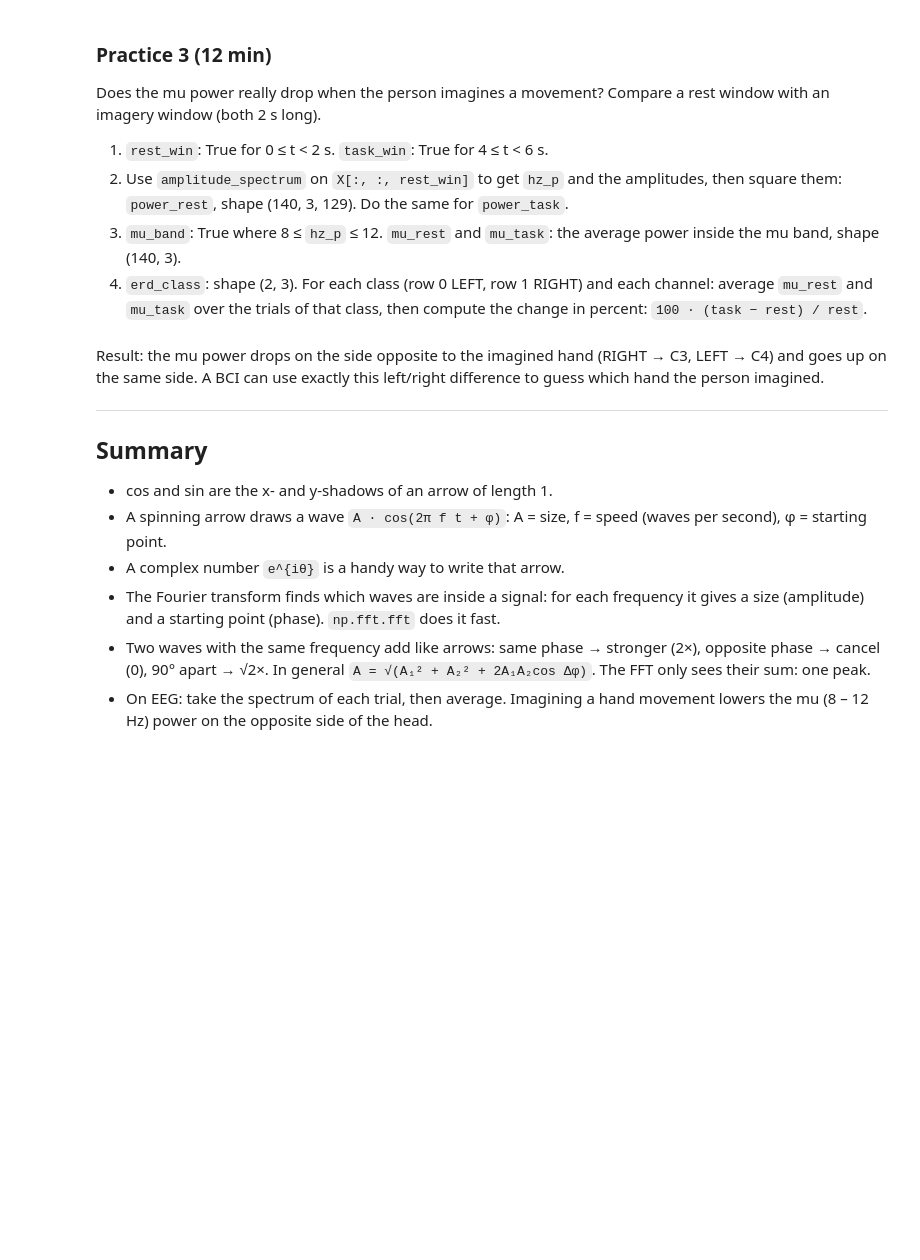
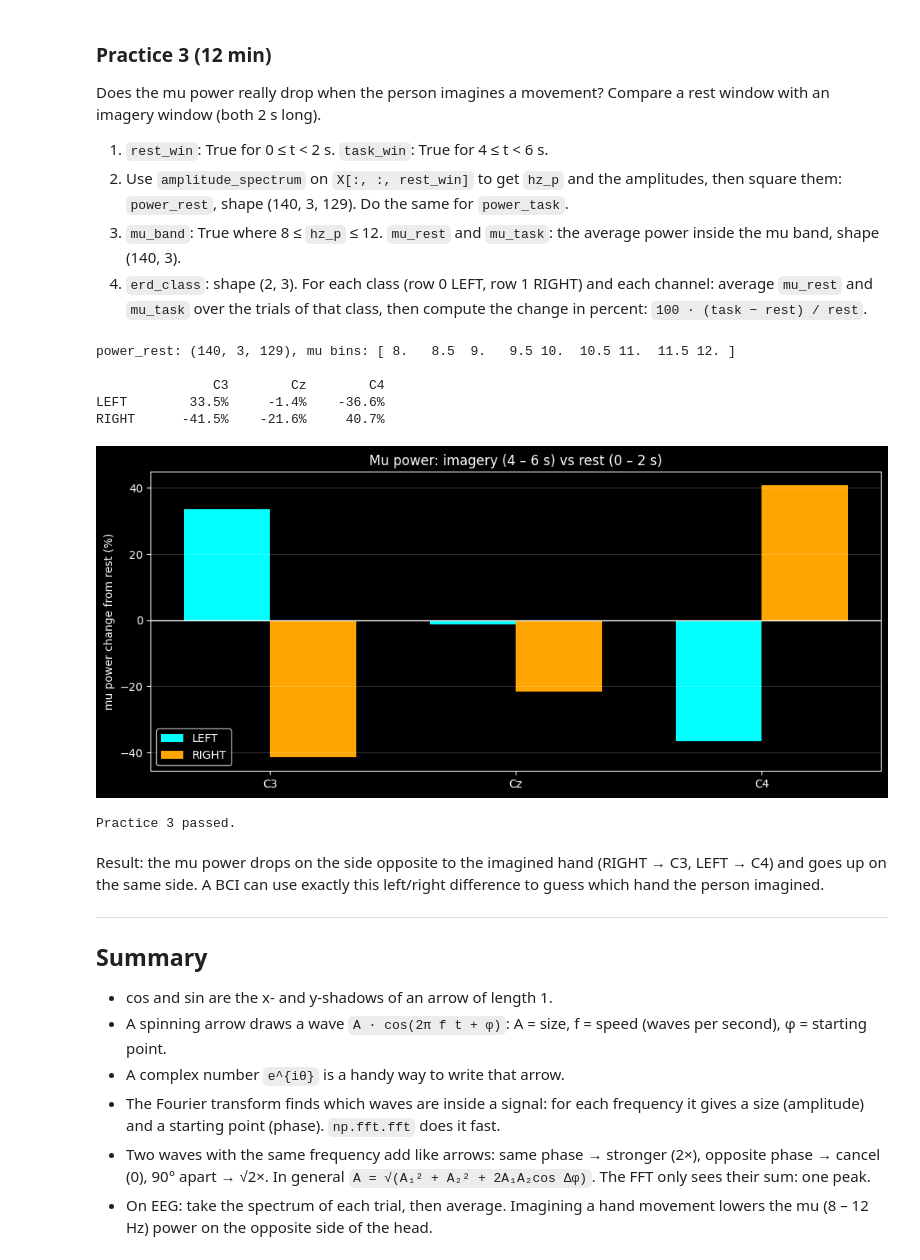
Before and after one commit to FCAI-CairoUniversity/FourthYear_FirstSemester, a Jupyter notebook: Brain Computer Interfacing - AI444/Labs/Lab 3/Week3_Waves_and_Fourier_transform_STUDENT.ipynb, the cells around one changed output. Saved outputs shown, nothing was run; the diff lists cells and outputs as text; code cells hidden in the pictures; blank space fills up the shorter version.

Commit message:
BCI(Lab4): Add Week4_Inverse_Fourier notebook & modify Week3_waves notebook completing practice 3

```diff
--- a/Brain Computer Interfacing - AI444/Labs/Lab 3/Week3_Waves_and_Fourier_transform_STUDENT.ipynb
+++ b/Brain Computer Interfacing - AI444/Labs/Lab 3/Week3_Waves_and_Fourier_transform_STUDENT.ipynb
@@ -739,29 +739,49 @@ Does the mu power really drop when the person imagines a movement? Compare a res
 4. `erd_class`: shape (2, 3). For each class (row 0 LEFT, row 1 RIGHT) and each channel: average `mu_rest` and `mu_task` over the trials of that class, then compute the change in percent: `100 · (task − rest) / rest`.
 # %%
 # YOUR CODE HERE
+rest_win = (0 <= times) & (times < 2)
+task_win = (4 <= times) & (times < 6)
 
+hz_p, p_amps = amplitude_spectrum(X[:, :, rest_win], fs)
+hz_t, t_amps = amplitude_spectrum(X[:, :, task_win], fs)
 
+power_rest = p_amps ** 2
+power_task = t_amps ** 2
 
+mu_band = (8 <= hz_p) & (hz_p <= 12)
+mu_rest = power_rest[:, :, mu_band].mean(axis = 2)
+mu_task= power_task[:, :, mu_band].mean(axis = 2)
+
+erd_class = np.array(
+    [100 * (mu_task[y == l].mean(axis=0) - mu_rest[y == l].mean(axis=0)) / mu_rest[y == l].mean(axis=0) for l in [1, 2]]
+)
 
 
 print(f"power_rest: {power_rest.shape}, mu bins: {hz_p[mu_band]}")
 print(f"\n{'':<7}" + ''.join(f"{name:>10}" for name in channel_names))
 for row, label in enumerate([1, 2]):
     print(f"{class_names[label]:<7}" + ''.join(f"{v:>9.1f}%" for v in erd_class[row]))
 
 fig, ax = plt.subplots(figsize=(10, 4.5))
 width = 0.35
 for row, label in enumerate([1, 2]):
     ax.bar(np.arange(3) + (row - 0.5) * width, erd_class[row], width, color=class_colors[label], label=class_names[label])
 ax.axhline(0, color='white', linewidth=1)
 ax.set_xticks(np.arange(3))
 ax.set_xticklabels(channel_names)
 ax.set_ylabel('mu power change from rest (%)')
 ax.set_title('Mu power: imagery (4 – 6 s) vs rest (0 – 2 s)')
 ax.legend()
 ax.grid(True, alpha=0.2, axis='y')
 plt.tight_layout()
 plt.show()
+# %% [output]
+power_rest: (140, 3, 129), mu bins: [ 8.   8.5  9.   9.5 10.  10.5 11.  11.5 12. ]
+
+               C3        Cz        C4
+LEFT        33.5%     -1.4%    -36.6%
+RIGHT      -41.5%    -21.6%     40.7%
+[figure, added]
 # %%
 # Tests
 _rw, _tw = times < 2, (times >= 4) & (times < 6)
@@ -778,6 +798,8 @@ assert np.array_equal(mu_band, _mu), "mu_band: 8 <= hz <= 12"
 assert mu_rest.shape == (140, 3) and np.allclose(mu_rest, _mr) and np.allclose(mu_task, _mt), "mu_rest / mu_task: mean over the mu bins"
 assert np.shape(erd_class) == (2, 3) and np.allclose(erd_class, _e), "erd_class: percent change of the class-mean mu power"
 print("Practice 3 passed.")
+# %% [output]
+Practice 3 passed.
 # %% [markdown]
 Result: the mu power drops on the side opposite to the imagined hand (RIGHT → C3, LEFT → C4) and goes up on the same side. A BCI can use exactly this left/right difference to guess which hand the person imagined.
 
```
Also changed, not shown: 2 other files.
